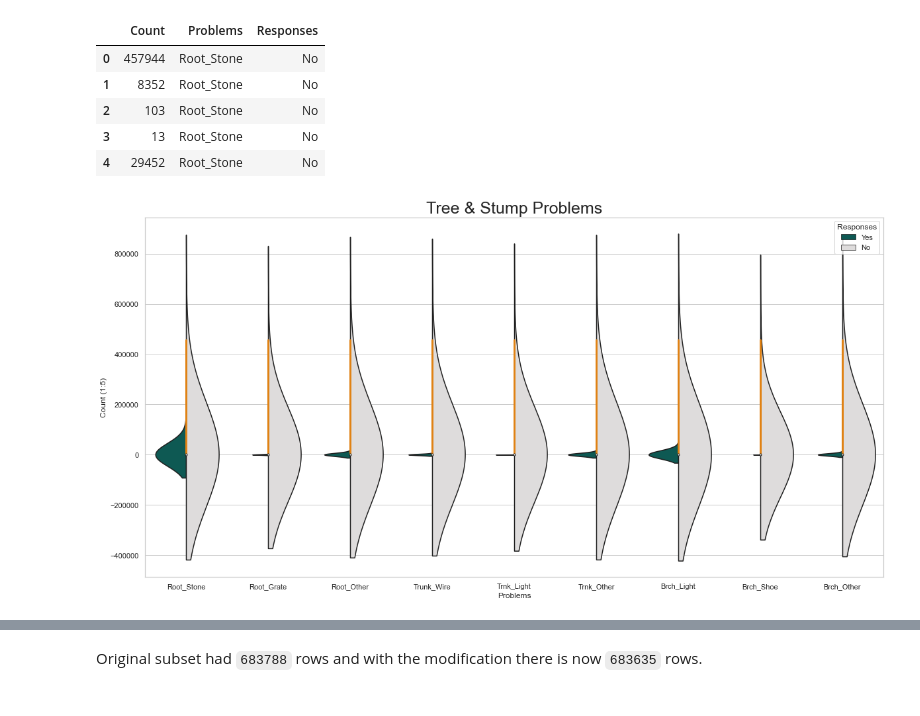
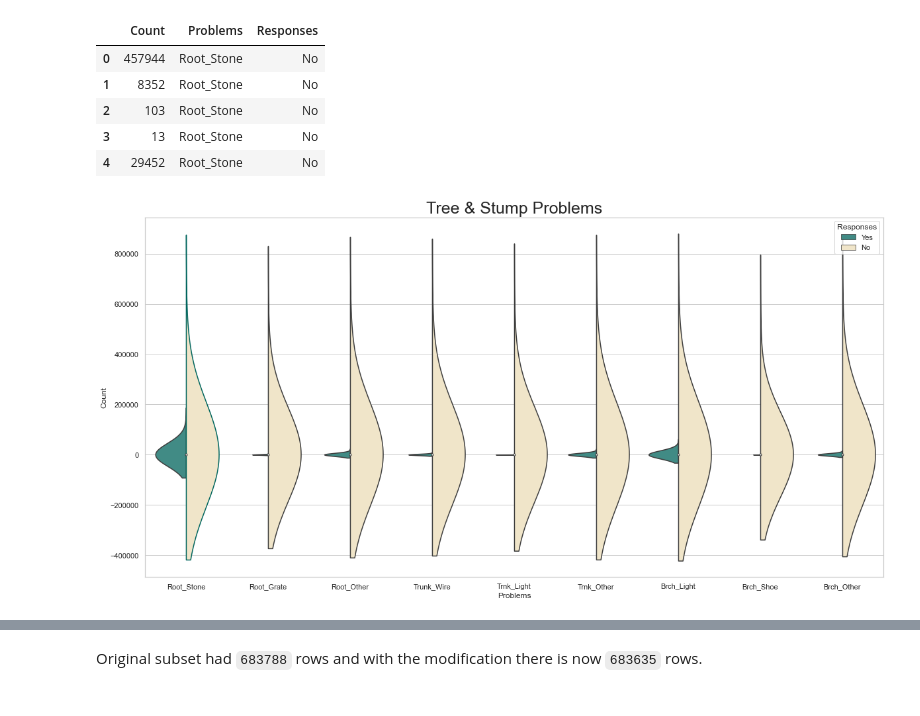
Before and after one commit to MarcellaHarr/ny_street-trees_2015, a Jupyter notebook: exploration-ny-street-trees.ipynb, the cells around one changed output, grey strips where cells are left out. Cells and saved outputs as stored; diff of their text form; code cells hidden in the pictures.

```diff
--- a/exploration-ny-street-trees.ipynb
+++ b/exploration-ny-street-trees.ipynb
@@ -770,41 +775,35 @@ probResponses.head()
 # %%
 # Visualise responses
 
 # Set figsize
 fig, ax = plt.subplots(1, 1, figsize=(20, 10))
 
 # Plot
-probLine = sns.lineplot(data = probResponses,
-                          y = 'Count',
-                          x = 'Problems',
-                          units = 'Problems',
-                          estimator = None,
-                          color = '#e08214',
-                          lw = 3)
-
 probVio = sns.violinplot(data = probResponses,
                           y = 'Count',
                           x = 'Problems',
                           split = True,
                           hue = 'Responses',
                           hue_order = ['Yes',
                                        'No'],
-                          palette = ['#01665e',
-                                     '#dedcdc'],
+                          palette = ['#35978f',
+                                     '#f6e8c3'],
                           bw = 5.0, # 'scott' / 'silverman' / 0.5
                           scale = 'count',
                           ax=ax)
 
 # Customise fig
+plt.setp(ax.collections[2], edgecolor="#01665e")
 ax.set_xlabel('Problems')
-ax.set_ylabel('Count (1:5)')
+ax.set_ylabel('Count')
 ax.set_title('Tree & Stump Problems',
                     fontsize = 25)
 
 # Save fig
-# plt.savefig("Tree & Stump Problems")
+plt.savefig(r'D:\repos\github\ny_street-trees_2015\src\img\Tree-Stump_Problems.png',
+            facecolor="white")
 
 # Plot fig
 plt.show()
 # %% [output]
-[figure, old version]
+[figure, new version]
```
Also changed, not shown: parts of 18 cells of this notebook, 15 other files.
